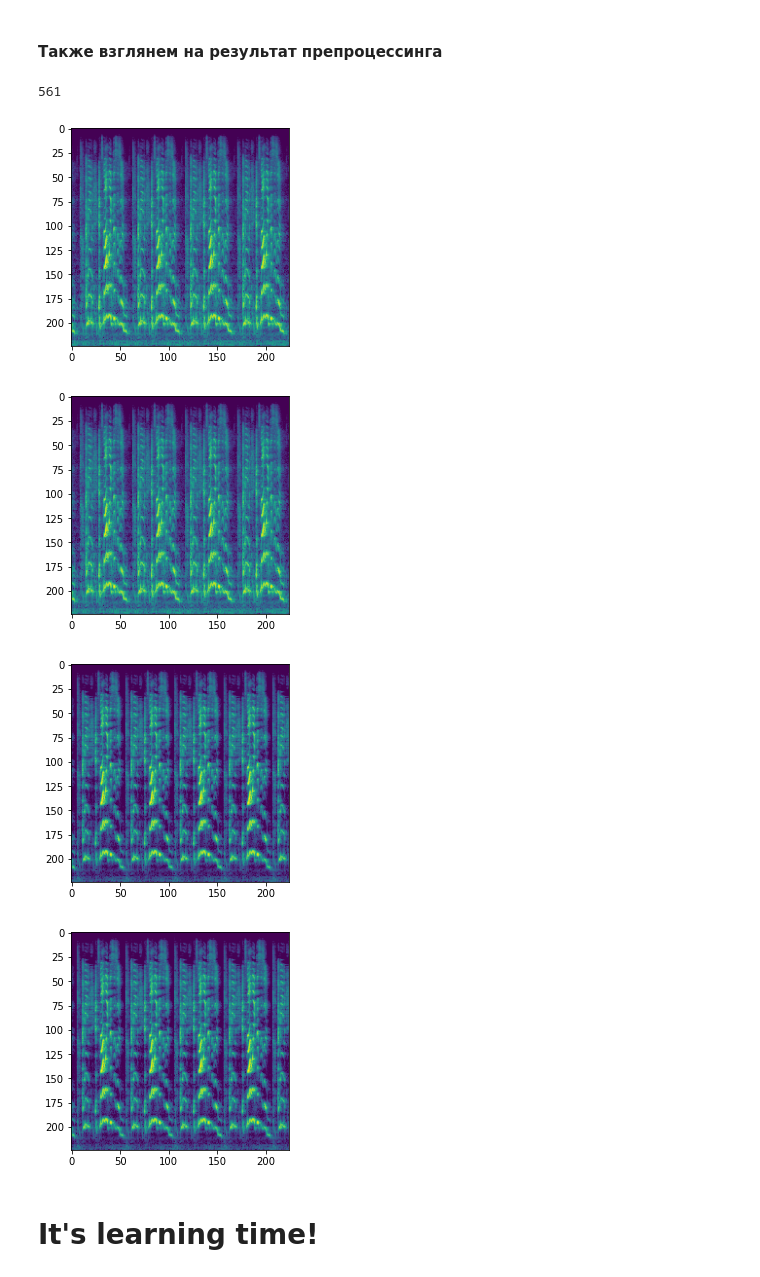
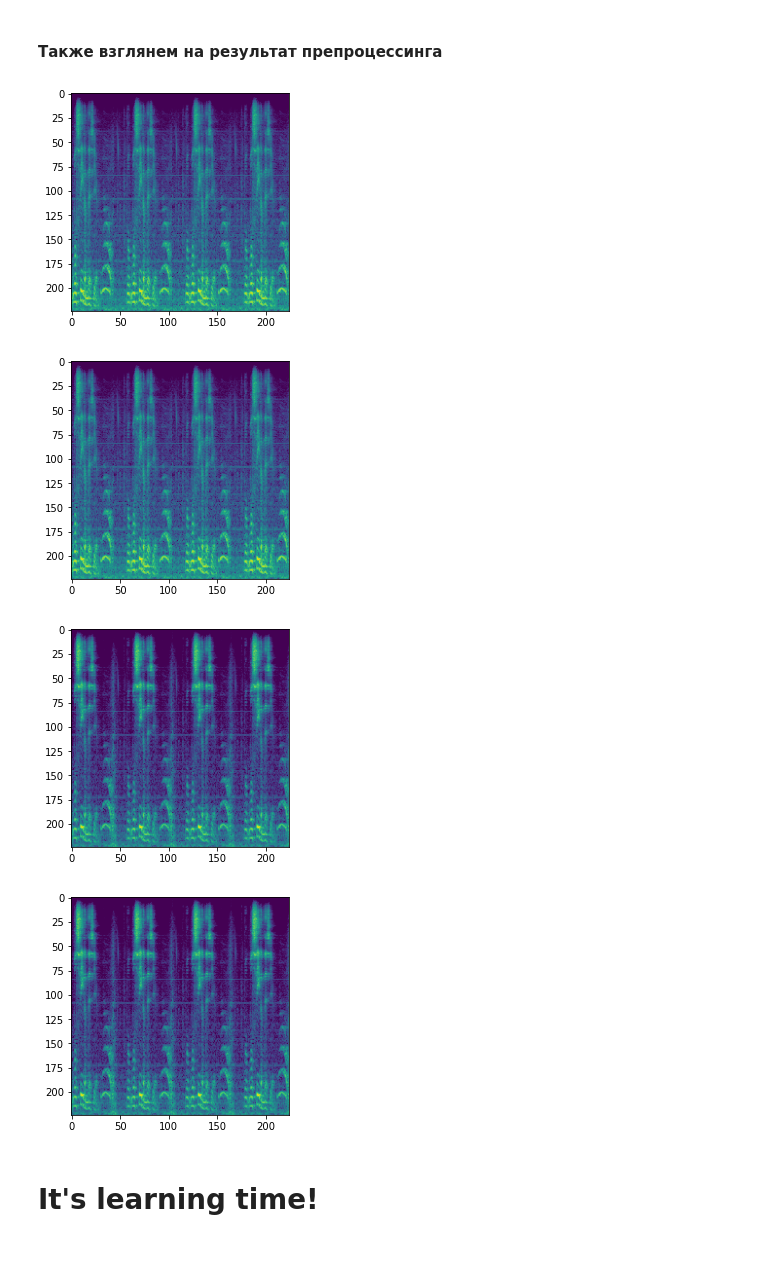
Before and after one commit to iamryabinov/SER_neuro, a Jupyter notebook: playground.ipynb, the cells around one changed output. Cells and saved outputs as stored; diff of their text form; code cells hidden in the pictures.

```diff
--- a/playground.ipynb
+++ b/playground.ipynb
@@ -246,22 +307,12 @@ iemocap_four_prep_test = ds.IemocapDataset(  # С препроцессингом
 # %%
-iemocap_original_noprep_train = ds.IemocapDataset(  # Без препроцессинга, тренировочный
+iemocap_224_prep_train = ds.IemocapDataset(  # C препроцессингом, тренировочный
     PATH_TO_PICKLE, IEMOCAP_PATH_TO_WAVS, IEMOCAP_PATH_TO_EGEMAPS, IEMOCAP_PATH_FOR_PARSER,
-    base_name='IEMOCAP', label_type='original', mode='train', preprocessing=False,
+    base_name='IEMOCAP-4', label_type='four', mode='train', preprocessing=True,
     augmentation=False, padding='repeat', spectrogram_shape=224, spectrogram_type='melspec', tasks=['emotion']
 )
-iemocap_original_noprep_test = ds.IemocapDataset(  # Без препроцессинга, тестовый
+iemocap_224_prep_test = ds.IemocapDataset(  # С препроцессингом, тестовый
     PATH_TO_PICKLE, IEMOCAP_PATH_TO_WAVS, IEMOCAP_PATH_TO_EGEMAPS, IEMOCAP_PATH_FOR_PARSER,
-    base_name='IEMOCAP', label_type='original', mode='test', preprocessing=False,
+    base_name='IEMOCAP-4', label_type='four', mode='test', preprocessing=True,
     augmentation=False, padding='repeat', spectrogram_shape=224, spectrogram_type='melspec', tasks=['emotion']
 )
-iemocap_original_prep_train = ds.IemocapDataset(  # C препроцессингом, тренировочный
-    PATH_TO_PICKLE, IEMOCAP_PATH_TO_WAVS, IEMOCAP_PATH_TO_EGEMAPS, IEMOCAP_PATH_FOR_PARSER,
-    base_name='IEMOCAP', label_type='original', mode='train', preprocessing=True,
-    augmentation=False, padding='repeat', spectrogram_shape=224, spectrogram_type='melspec', tasks=['emotion']
-)
-iemocap_original_prep_test = ds.IemocapDataset(  # С препроцессингом, тестовый
-    PATH_TO_PICKLE, IEMOCAP_PATH_TO_WAVS, IEMOCAP_PATH_TO_EGEMAPS, IEMOCAP_PATH_FOR_PARSER,
-    base_name='IEMOCAP', label_type='original', mode='test', preprocessing=True,
-    augmentation=False, padding='repeat', spectrogram_shape=224, spectrogram_type='melspec', tasks=['emotion']
-)
 # %% [output]
@@ -282,10 +329,10 @@ print(img.shape)
 # %% [output]
 torch.Size([1, 224, 224])
 # %%
-iemocap_four_noprep_train.augmentation = True
+iemocap_224_noprep_train.augmentation = True
 np.random.seed()
-n = np.random.randint(1, len(iemocap_four_noprep_train))
+n = np.random.randint(1, len(iemocap_224_noprep_train))
 for i in np.arange(1, 5):
-        ax = iemocap_four_noprep_train.show_image(n)
+        ax = iemocap_224_noprep_train.show_image(n)
         plt.show()
 # %% [output]
@@ -297,14 +344,14 @@ for i in np.arange(1, 5):
 #### Тестовые спектрограммы ведут себя иначе, они всегда одинаковы
 #### Однако, заранее нужно указать для всех будущих спектрограмм тип пэддигна, это небольшой минус
 # %%
-iemocap_four_noprep_test.padding = 'zero'
+iemocap_224_noprep_test.padding = 'zero'
 np.random.seed()
-n = np.random.randint(1, len(iemocap_four_noprep_test))
+n = np.random.randint(1, len(iemocap_224_noprep_test))
 for i in np.arange(1, 3):
-        ax = iemocap_four_noprep_test.show_image(n)
+        ax = iemocap_224_noprep_test.show_image(n)
         plt.show()
-iemocap_four_noprep_test.padding = 'repeat'
+iemocap_224_noprep_test.padding = 'repeat'
 for i in np.arange(1, 3):
-        ax = iemocap_four_noprep_test.show_image(n)
+        ax = iemocap_224_noprep_test.show_image(n)
         plt.show()
 # %% [output]
@@ -316,22 +363,20 @@ for i in np.arange(1, 3):
 #### Также взглянем на результат препроцессинга
 # %%
 np.random.seed()
-n = np.random.randint(1, len(iemocap_four_prep_test))
-print(n)
-iemocap_four_prep_test.padding = 'repeat'
-iemocap_four_noprep_test.padding = 'repeat'
+n = np.random.randint(1, len(iemocap_224_prep_test))
+iemocap_224_prep_test.padding = 'repeat'
+iemocap_224_noprep_test.padding = 'repeat'
 for i in np.arange(1, 3):
-        ax = iemocap_four_noprep_test.show_image(n)
+        ax = iemocap_224_noprep_test.show_image(n)
         plt.show()
 for i in np.arange(1, 3):
-        ax = iemocap_four_prep_test.show_image(n)
+        ax = iemocap_224_prep_test.show_image(n)
         plt.show()
 # %% [output]
-561
-[figure, old version]
+[figure, new version]
-[figure, old version]
+[figure, new version]
-[figure, old version]
+[figure, new version]
-[figure, old version]
+[figure, new version]
 # %% [markdown]
 # It's learning time!
 # %% [markdown]
```
Also changed, not shown: parts of 65 cells of this notebook, 2 other files.
